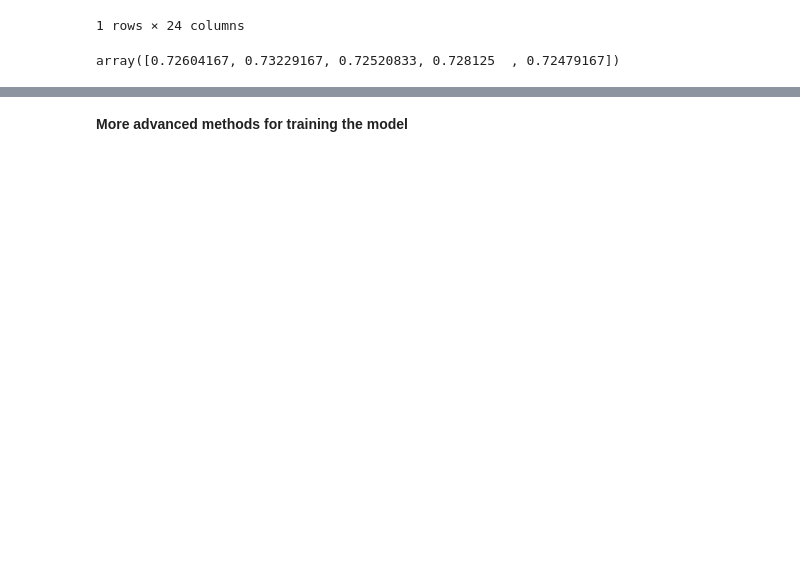
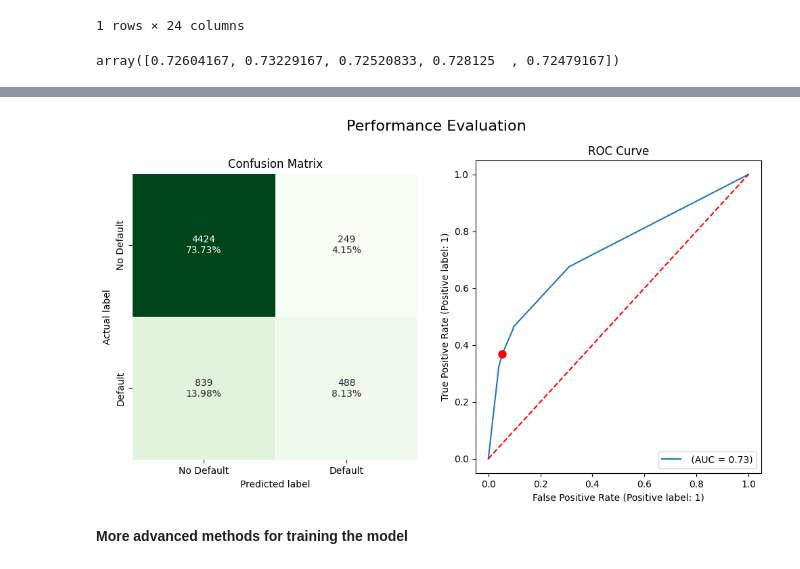
Before and after one commit to AleksandrMorozov123/Financial-modelling-in-Python-and-R, a Jupyter notebook: credit-risk-models.ipynb, the cells around one changed output, grey strips where cells are left out. Saved outputs shown, nothing was run; the diff lists cells and outputs as text; code cells hidden in the pictures; blank space fills up the shorter version.

```diff
--- a/credit-risk-models.ipynb
+++ b/credit-risk-models.ipynb
@@ -423,3 +541,12 @@ Fitting 5 folds for each of 288 candidates, totalling 1440 fits
+# %%
+LABELS = ["No Default", "Default"]
+tree_gs_perf = performance_evaluation_report(
+    classifier_gs, X_test,
+    y_test, labels=LABELS,
+    show_plot=True
+)
+# %% [output]
+[figure, added]
 # %%
 classifier_rs = RandomizedSearchCV(tree_pipeline, param_grid, scoring="recall",
                                    cv=k_fold, n_jobs=-1, verbose=1,
```
Also changed, not shown: parts of 19 cells of this notebook.
